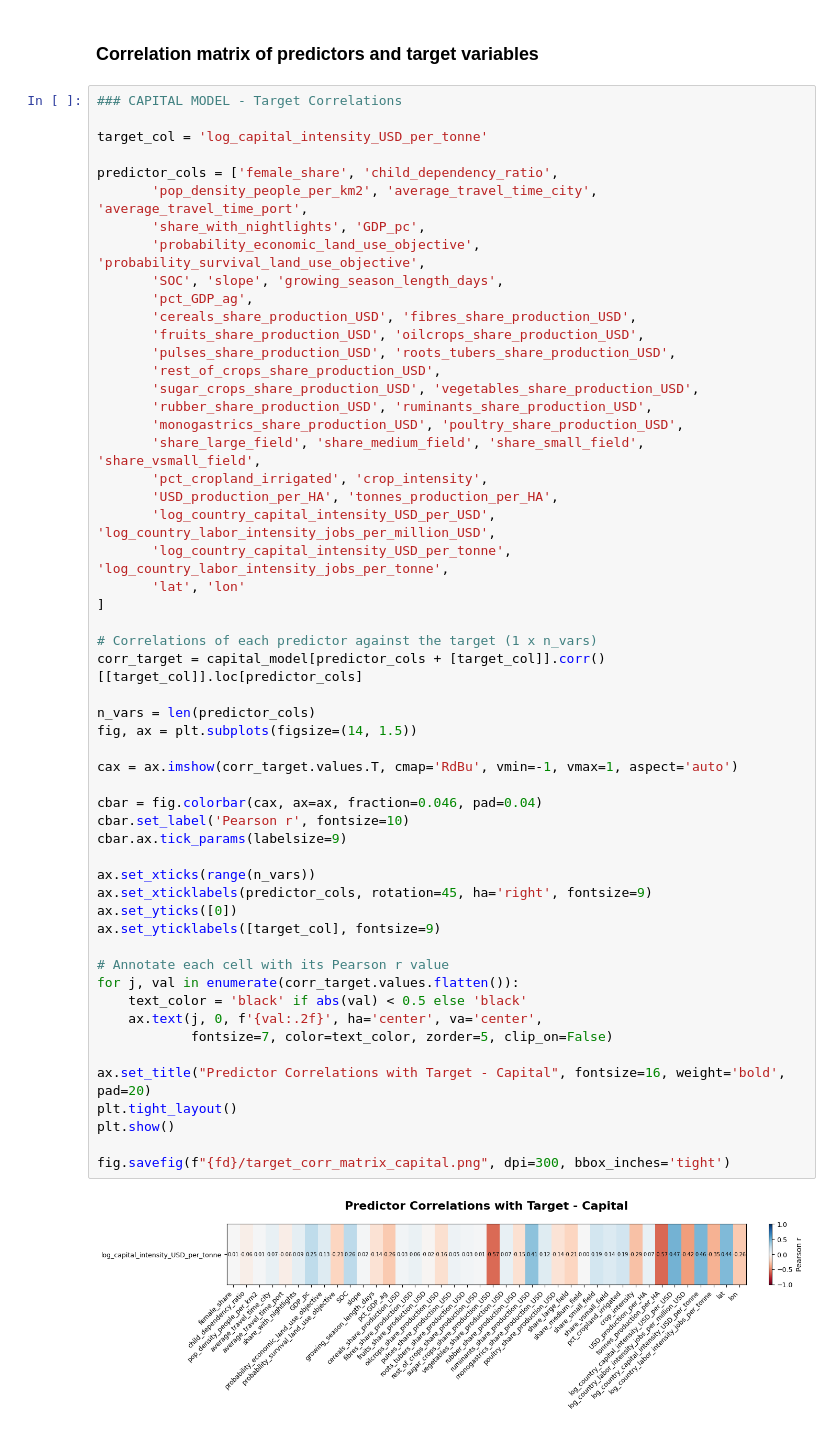
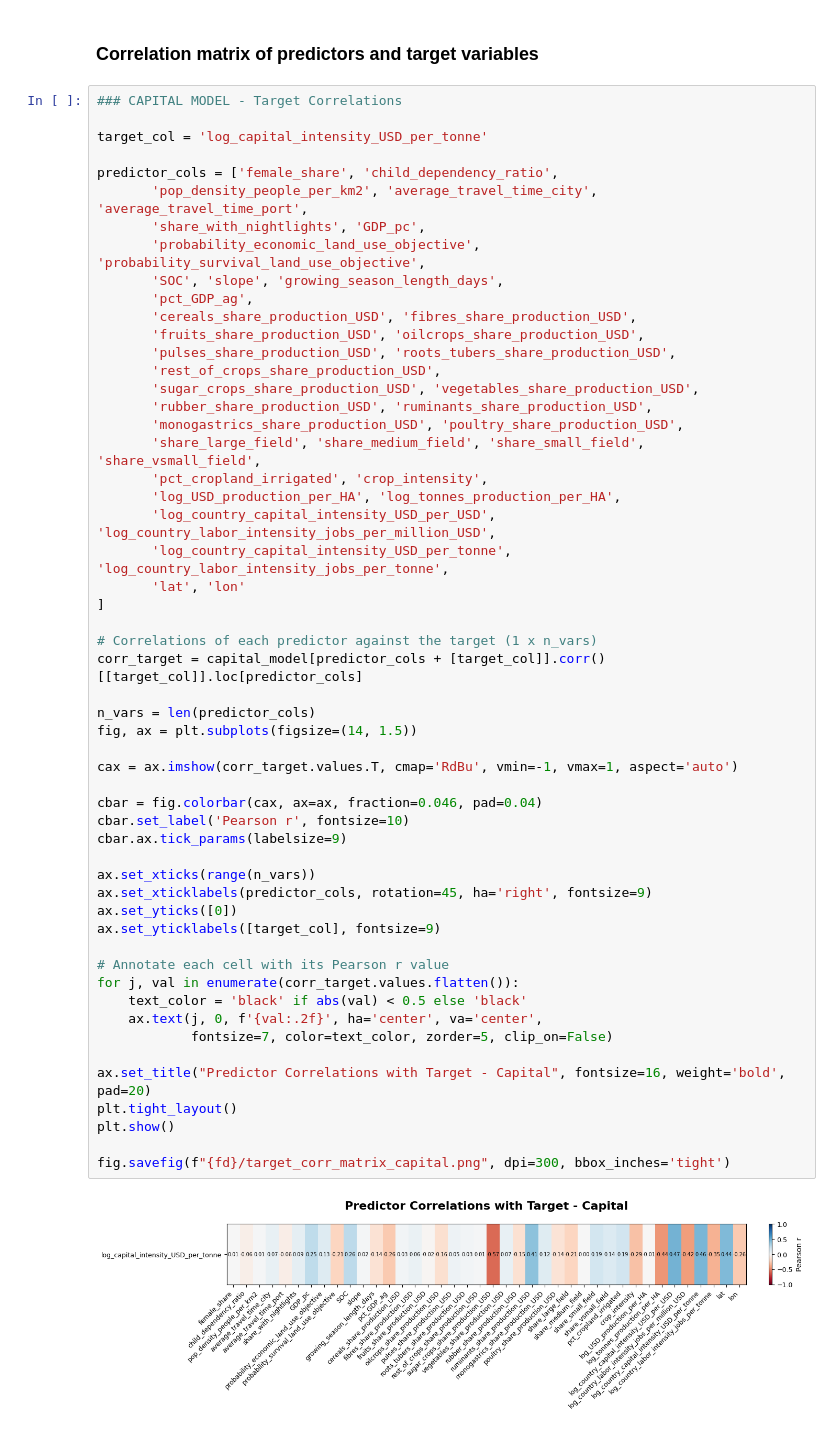
Before and after one commit to carinamani/AgDownscaling, a Jupyter notebook: 02_EDA/identify_colinear_predictors.ipynb, the cells around one changed output. Drawn from its saved outputs; the diff is of its cells as text.

```diff
--- a/02_EDA/identify_colinear_predictors.ipynb
+++ b/02_EDA/identify_colinear_predictors.ipynb
@@ -193,7 +193,7 @@ predictor_cols = ['female_share', 'child_dependency_ratio',
        'monogastrics_share_production_USD', 'poultry_share_production_USD',
        'share_large_field', 'share_medium_field', 'share_small_field', 'share_vsmall_field',
        'pct_cropland_irrigated', 'crop_intensity',
-       'USD_production_per_HA', 'tonnes_production_per_HA',
+       'log_USD_production_per_HA', 'log_tonnes_production_per_HA',
        'log_country_capital_intensity_USD_per_USD', 'log_country_labor_intensity_jobs_per_million_USD',
        'log_country_capital_intensity_USD_per_tonne', 'log_country_labor_intensity_jobs_per_tonne',
        'lat', 'lon'
@@ -201,34 +201,34 @@ predictor_cols = ['female_share', 'child_dependency_ratio',
 
 # Correlations of each predictor against the target (1 x n_vars)
 corr_target = capital_model[predictor_cols + [target_col]].corr()[[target_col]].loc[predictor_cols]
 
 n_vars = len(predictor_cols)
 fig, ax = plt.subplots(figsize=(14, 1.5))
 
 cax = ax.imshow(corr_target.values.T, cmap='RdBu', vmin=-1, vmax=1, aspect='auto')
 
 cbar = fig.colorbar(cax, ax=ax, fraction=0.046, pad=0.04)
 cbar.set_label('Pearson r', fontsize=10)
 cbar.ax.tick_params(labelsize=9)
 
 ax.set_xticks(range(n_vars))
 ax.set_xticklabels(predictor_cols, rotation=45, ha='right', fontsize=9)
 ax.set_yticks([0])
 ax.set_yticklabels([target_col], fontsize=9)
 
 # Annotate each cell with its Pearson r value
 for j, val in enumerate(corr_target.values.flatten()):
     text_color = 'black' if abs(val) < 0.5 else 'black'
     ax.text(j, 0, f'{val:.2f}', ha='center', va='center',
             fontsize=7, color=text_color, zorder=5, clip_on=False)
 
 ax.set_title("Predictor Correlations with Target - Capital", fontsize=16, weight='bold', pad=20)
 plt.tight_layout()
 plt.show()
 
 fig.savefig(f"{fd}/target_corr_matrix_capital.png", dpi=300, bbox_inches='tight')
 # %% [output]
-[figure, old version]
+[figure, new version]
 # %%
 ### CAPITAL MODEL - Target Correlations
 
```
Also changed, not shown: parts of 4 cells of this notebook, 6 other files.
